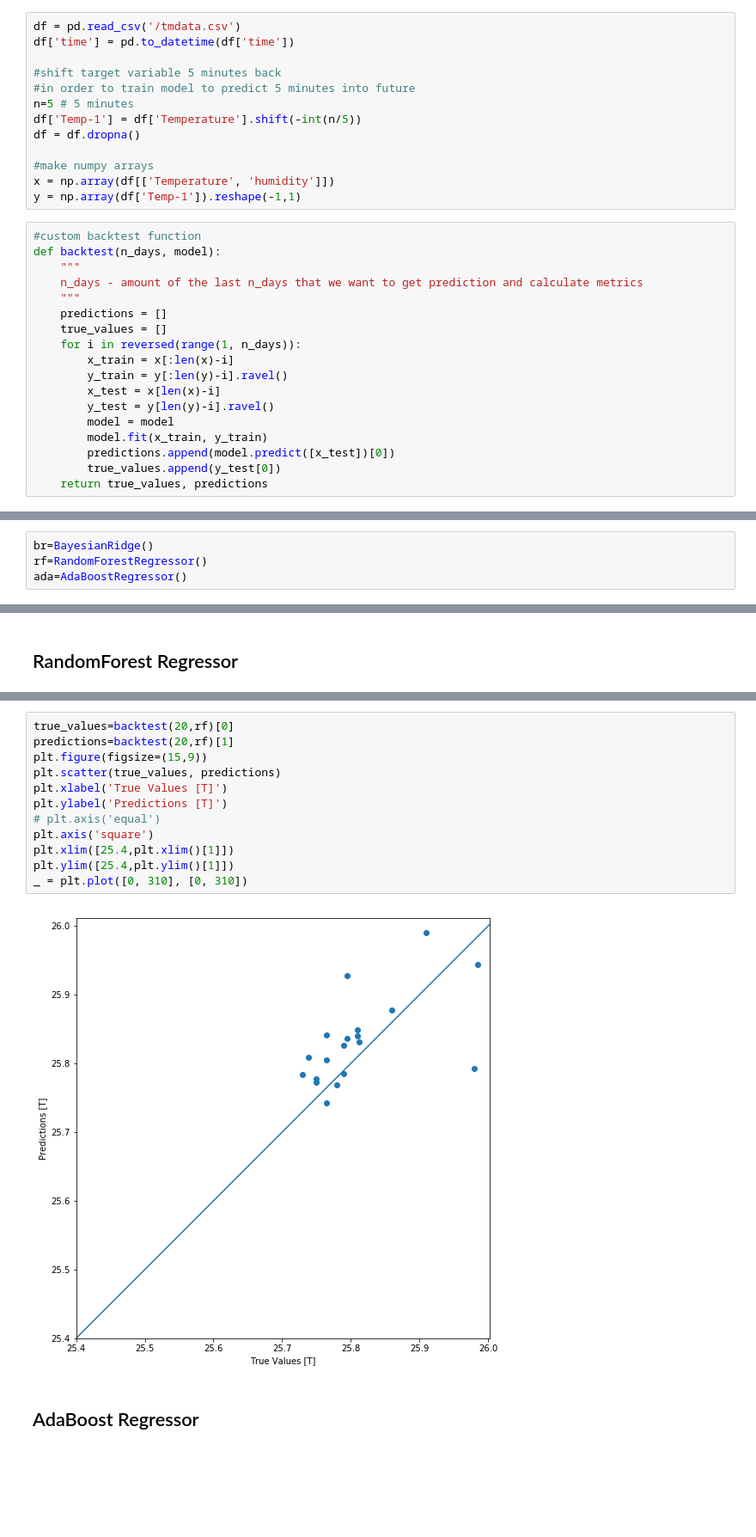
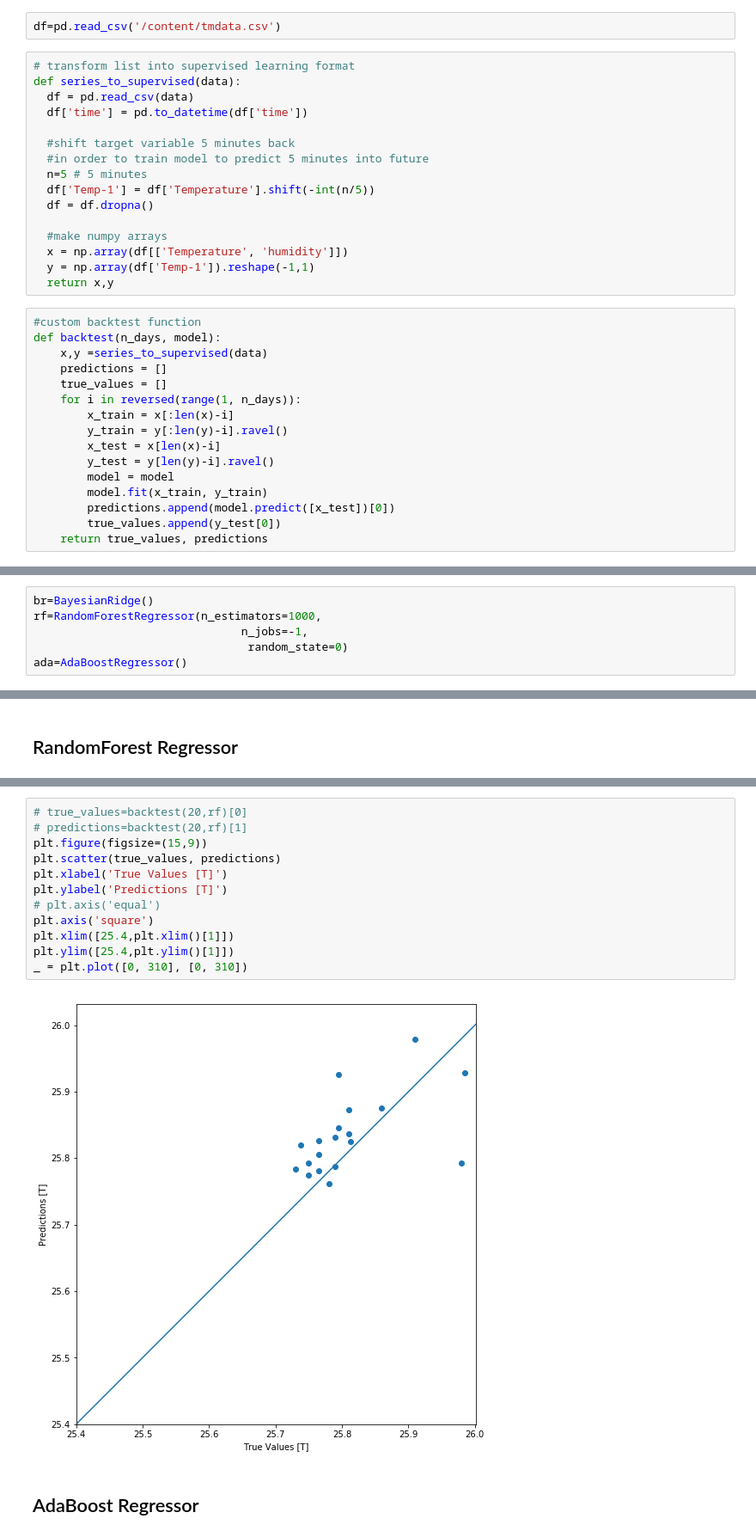
Before and after one commit to byambaa1982/timeseries, a Jupyter notebook: codealong.ipynb, the cells around one changed output, grey strips where cells are left out. Shown at 86% size. Drawn from its saved outputs; the diff is of its cells as text; blank space fills up the shorter version.

```diff
--- a/codealong.ipynb
+++ b/codealong.ipynb
@@ -224,22 +46,25 @@ pyplot.show()
+# %%
+df=pd.read_csv('/content/tmdata.csv')
 # %%
-df = pd.read_csv('/tmdata.csv')
-df['time'] = pd.to_datetime(df['time'])
+# transform list into supervised learning format
+def series_to_supervised(data):
+  df = pd.read_csv(data)
+  df['time'] = pd.to_datetime(df['time'])
 
-#shift target variable 5 minutes back
-#in order to train model to predict 5 minutes into future
-n=5 # 5 minutes
-df['Temp-1'] = df['Temperature'].shift(-int(n/5))
-df = df.dropna()
+  #shift target variable 5 minutes back
+  #in order to train model to predict 5 minutes into future
+  n=5 # 5 minutes
+  df['Temp-1'] = df['Temperature'].shift(-int(n/5))
+  df = df.dropna()
 
-#make numpy arrays
-x = np.array(df[['Temperature', 'humidity']])
-y = np.array(df['Temp-1']).reshape(-1,1)
+  #make numpy arrays
+  x = np.array(df[['Temperature', 'humidity']])
+  y = np.array(df['Temp-1']).reshape(-1,1)
+  return x,y
 # %%
 #custom backtest function
 def backtest(n_days, model):
-    """
-    n_days - amount of the last n_days that we want to get prediction and calculate metrics
-    """
+    x,y =series_to_supervised(data)
     predictions = []
     true_values = []
     for i in reversed(range(1, n_days)):
@@ -255,6 +87,8 @@ def backtest(n_days, model):
 # %%
 br=BayesianRidge()
-rf=RandomForestRegressor()
+rf=RandomForestRegressor(n_estimators=1000,
+                               n_jobs=-1,
+                                random_state=0)
 ada=AdaBoostRegressor()
 # %% [markdown]
 ##Bayesian Ridge linear regressor
@@ -306,17 +160,17 @@ No handles with labels found to put in legend.
 # %%
-true_values=backtest(20,rf)[0]
-predictions=backtest(20,rf)[1]
+# true_values=backtest(20,rf)[0]
+# predictions=backtest(20,rf)[1]
 plt.figure(figsize=(15,9))
 plt.scatter(true_values, predictions)
 plt.xlabel('True Values [T]')
 plt.ylabel('Predictions [T]')
 # plt.axis('equal')
 plt.axis('square')
 plt.xlim([25.4,plt.xlim()[1]])
 plt.ylim([25.4,plt.ylim()[1]])
 _ = plt.plot([0, 310], [0, 310])
 # %% [output]
-[figure, old version]
+[figure, new version]
 # %% [markdown]
 ## AdaBoost Regressor
 # %%
```
Also changed, not shown: parts of 54 cells of this notebook.
